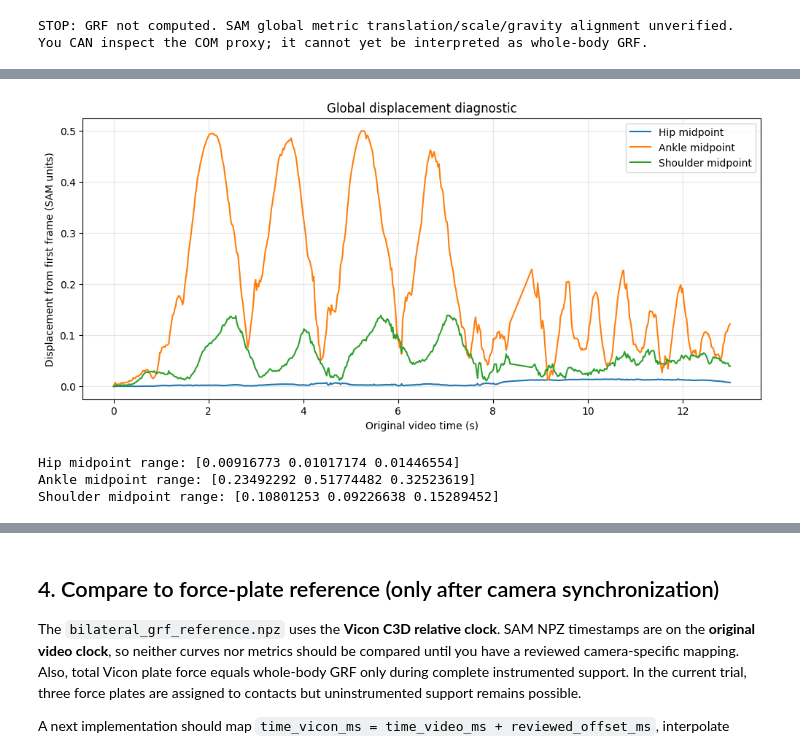
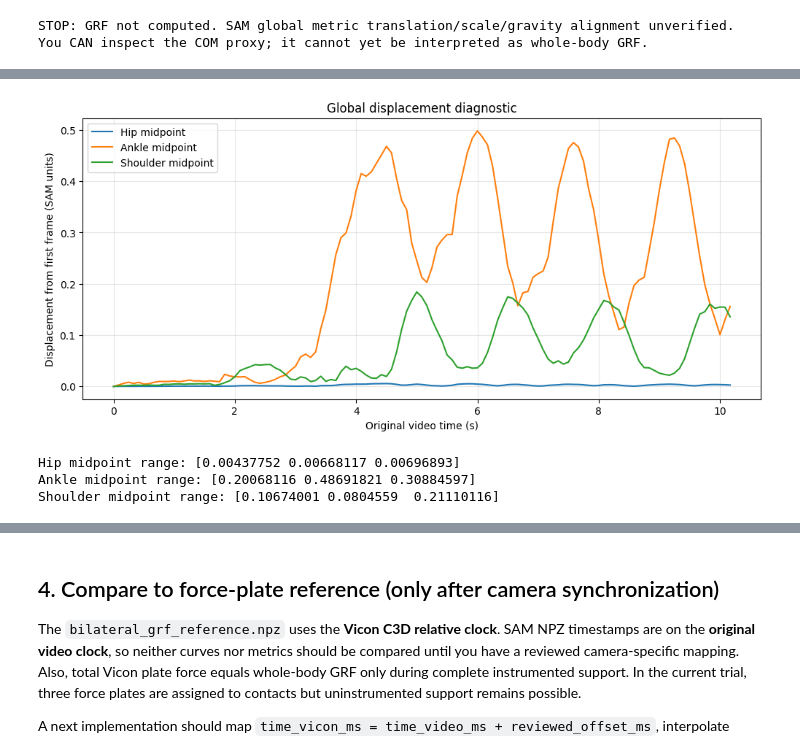
Before and after one commit to tdjohnson1987/markerless_sam, a Jupyter notebook: notebooks/03_kinetics_physics_informed.ipynb, the cells around one changed output, grey strips where cells are left out. Drawn from its saved outputs; the diff is of its cells as text; code cells hidden in the pictures.

Commit message:
kinetics

```diff
--- a/notebooks/03_kinetics_physics_informed.ipynb
+++ b/notebooks/03_kinetics_physics_informed.ipynb
@@ -15,11 +15,22 @@ ROOT = Path.cwd().resolve()
 if not (ROOT / "src").is_dir(): ROOT = ROOT.parent
 if not (ROOT / "src").is_dir(): raise FileNotFoundError("Cannot find project root")
 
-SUBJECT = "S1"
+SUBJECT = "S11"
 TRIAL = "lunge_01"
 CAMERA = "cam0"
 DATA_DIR = ROOT / "lunge_sam_out" / SUBJECT / TRIAL
-OUT_DIR = ROOT / "results" / SUBJECT / TRIAL / "kinetics" / "branch_a" / CAMERA
+TRIAL_RESULTS = ROOT / "results" / SUBJECT / TRIAL
+C3D_PATH = (DATA_DIR / f"{SUBJECT.lower()}_lunge.c3d")
+
+# Camera-independent Vicon reference
+MEASURED_DIR = TRIAL_RESULTS / "kinetics"
+
+# Camera-specific SAM physics-based estimation
+OUT_DIR = (
+    TRIAL_RESULTS / "kinetics_validation"
+    / CAMERA / "branch_a"
+)
+
 OUT_DIR.mkdir(parents=True, exist_ok=True)
 NPZ_PATH = DATA_DIR / f"{SUBJECT.lower()}_lunge_{CAMERA}_sam_raw.npz"
 
@@ -181,36 +162,39 @@ names = list(raw["keypoint_names"])
 t = raw["time_ms"] / 1000
 
 def landmark(name):
     return kp[:, names.index(name), :]
 
 hip_mid = 0.5 * (landmark("l_hip") + landmark("r_hip"))
 ankle_mid = 0.5 * (landmark("l_ankle") + landmark("r_ankle"))
 shoulder_mid = 0.5 * (landmark("l_sh") + landmark("r_sh"))
 
 fig, ax = plt.subplots(figsize=(12, 5))
 
-for label, xyz in [
+for label, trajectory in [
     ("Hip midpoint", hip_mid),
     ("Ankle midpoint", ankle_mid),
     ("Shoulder midpoint", shoulder_mid),
 ]:
-    displacement = np.linalg.norm(xyz - xyz[0], axis=1)
+    displacement = np.linalg.norm(
+        trajectory - trajectory[0],
+        axis=1
+    )
     ax.plot(t, displacement, label=label)
 
 ax.set(
     xlabel="Original video time (s)",
     ylabel="Displacement from first frame (SAM units)",
     title="Global displacement diagnostic",
 )
 ax.legend()
 ax.grid(alpha=0.3)
 plt.show()
 
 print("Hip midpoint range:", np.ptp(hip_mid, axis=0))
 print("Ankle midpoint range:", np.ptp(ankle_mid, axis=0))
 print("Shoulder midpoint range:", np.ptp(shoulder_mid, axis=0))
 # %% [output]
-[figure, old version]
+[figure, new version]
-Hip midpoint range: [0.00916773 0.01017174 0.01446554]
-Ankle midpoint range: [0.23492292 0.51774482 0.32523619]
-Shoulder midpoint range: [0.10801253 0.09226638 0.15289452]
+Hip midpoint range: [0.00437752 0.00668117 0.00696893]
+Ankle midpoint range: [0.20068116 0.48691821 0.30884597]
+Shoulder midpoint range: [0.10674001 0.0804559  0.21110116]
```
Also changed, not shown: parts of 10 cells of this notebook, 3 other files.
